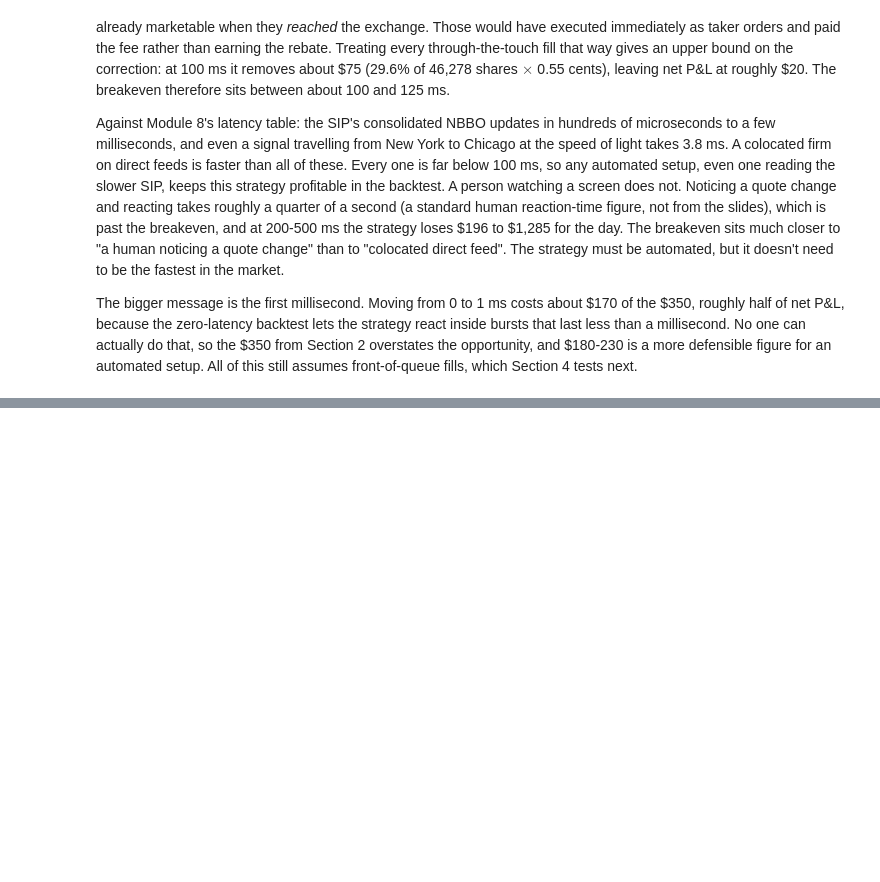
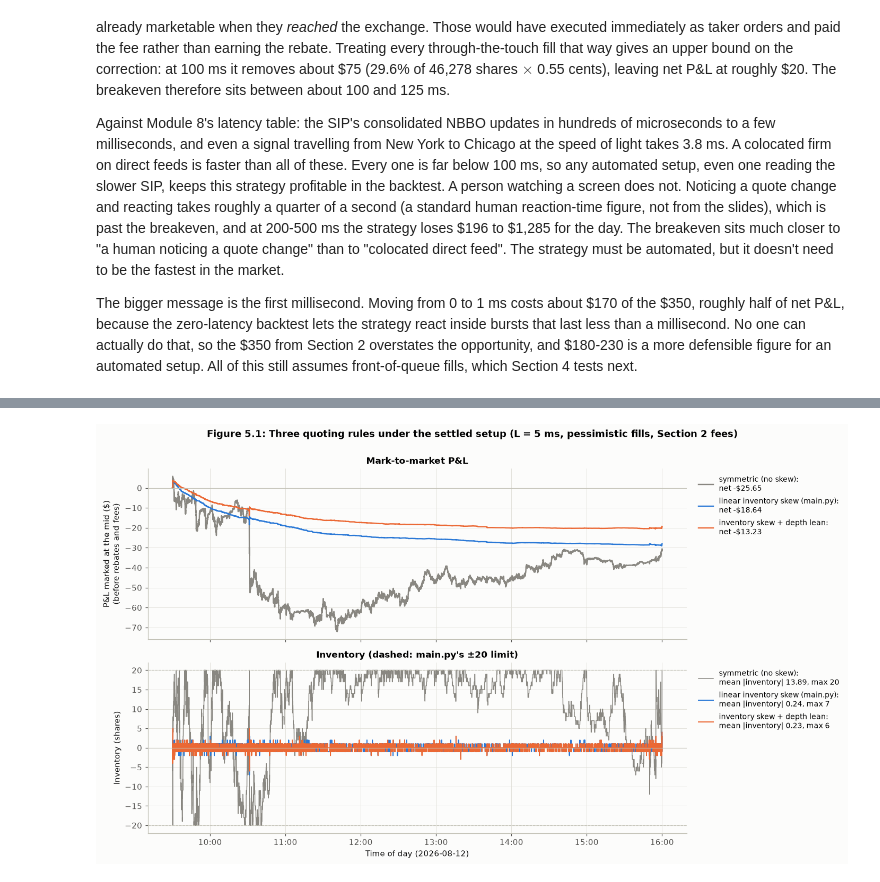
Before and after one commit to tbrown122387/stat-4170-public, a Jupyter notebook: case-studies/cs3/case-study-3.ipynb, the cells around one changed output, grey strips where cells are left out. Drawn from its saved outputs; the diff is of its cells as text; code cells hidden in the pictures; blank space fills up the shorter version.

```diff
--- a/case-studies/cs3/case-study-3.ipynb
+++ b/case-studies/cs3/case-study-3.ipynb
@@ -1679,0 +2106,14 @@ The bigger message is the first millisecond. Moving from 0 to 1 ms costs about \
+# %%
+# Does the displayed depth imbalance say anything about the next mid move? (Descriptive, whole session.)
+imbalance = ((rth_quotes["bid_size"] - rth_quotes["ask_size"]) / (rth_quotes["bid_size"] + rth_quotes["ask_size"])).to_numpy()
+buckets = np.select([imbalance < -0.5, imbalance < -0.2, imbalance <= 0.2, imbalance <= 0.5],
+                    ["I < -0.5 (ask at least 3x bid)", "-0.5 to -0.2", "-0.2 to 0.2", "0.2 to 0.5"],
+                    "I > 0.5 (bid at least 3x ask)")
+evidence = pd.DataFrame({"share of session": pd.Series(standing_s, index=rth_quotes.index).groupby(buckets).sum() / standing_s.sum()})
+for h in (0.1, 1, 5):
+    later = prevailing(quotes["time"], quotes["mid"], rth_quotes["time"] + pd.Timedelta(seconds=h))
+    evidence[f"mean mid move next {h:g} s (c)"] = pd.Series(100 * (later - rth_quotes["mid"].to_numpy())).groupby(buckets).mean()
+order = ["I < -0.5 (ask at least 3x bid)", "-0.5 to -0.2", "-0.2 to 0.2", "0.2 to 0.5", "I > 0.5 (bid at least 3x ask)"]
+evidence = evidence.loc[order]
+evidence.index.name = "displayed imbalance I"
+display(evidence.style.format({"share of session": "{:.1%}"} | {c: "{:+.3f}" for c in evidence.columns[1:]}))
@@ -1679,0 +2267,28 @@ The bigger message is the first millisecond. Moving from 0 to 1 ms costs about \
+# %%
+strategy_colors = {SYMMETRIC: COLORS["muted"], LINEAR: COLORS["real"], ALTERNATIVE: COLORS["sim"]}
+fig, axes = plt.subplots(2, 1, figsize=(13, 7.5), sharex=True, gridspec_kw={"height_ratios": [1, 1]})
+for name, color in strategy_colors.items():
+    p = strategy_paths[name]
+    net = strategy_table.loc["net P&L ($)", name]
+    axes[0].plot(p.index, p["pnl"], color=color, label=f"{name}:\nnet {dollars(net)}")
+    axes[1].plot(p.index, p["inventory"], color=color, lw=1 if name == SYMMETRIC else 1.3,
+                 label=f"{name}:\nmean |inventory| {strategy_table.loc['mean |inventory| (shares)', name]:.2f}, "
+                       f"max {strategy_table.loc['max |inventory| (shares)', name]:.0f}")
+axes[0].axhline(0, color="#c3c2b7", lw=0.8)
+axes[0].set_ylabel("P&L marked at the mid ($)\n(before rebates and fees)")
+axes[0].set_title("Mark-to-market P&L")
+axes[0].legend(fontsize=9, loc="upper left", bbox_to_anchor=(1.01, 1))
+axes[1].axhline(0, color="#c3c2b7", lw=0.8)
+for limit in (main.MAX_INVENTORY, -main.MAX_INVENTORY):
+    axes[1].axhline(limit, color="#c3c2b7", lw=0.8, ls="--")
+axes[1].set_ylabel("Inventory (shares)")
+axes[1].set_title(f"Inventory (dashed: main.py's ±{main.MAX_INVENTORY} limit)")
+axes[1].legend(fontsize=9, loc="upper left", bbox_to_anchor=(1.01, 1))
+axes[1].xaxis.set_major_formatter(mdates.DateFormatter("%H:%M"))
+axes[1].set_xlabel("Time of day (2026-08-12)")
+fig.suptitle(f"Figure 5.1: Three quoting rules under the settled setup (L = {QUEUE_LATENCY_MS} ms, pessimistic fills, Section 2 fees)",
+             fontweight="bold", y=1.0)
+fig.tight_layout()
+plt.show()
+# %% [output]
+[figure, added]
```
Also changed, not shown: parts of 40 cells of this notebook, 2 other files.
